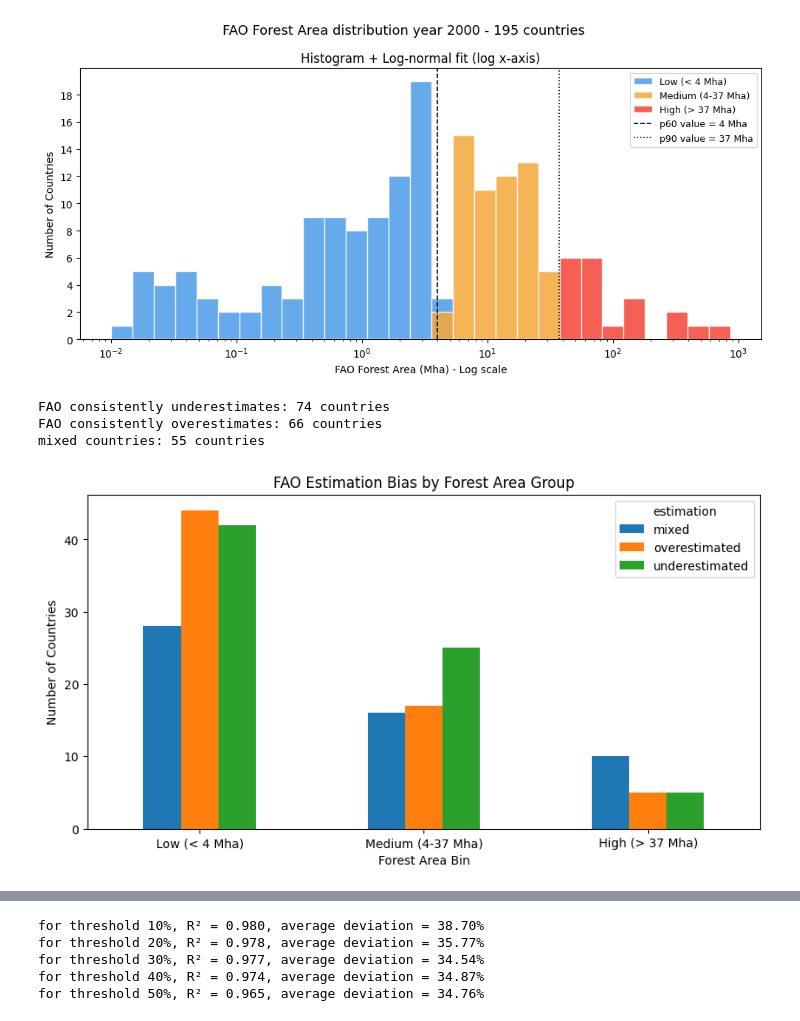
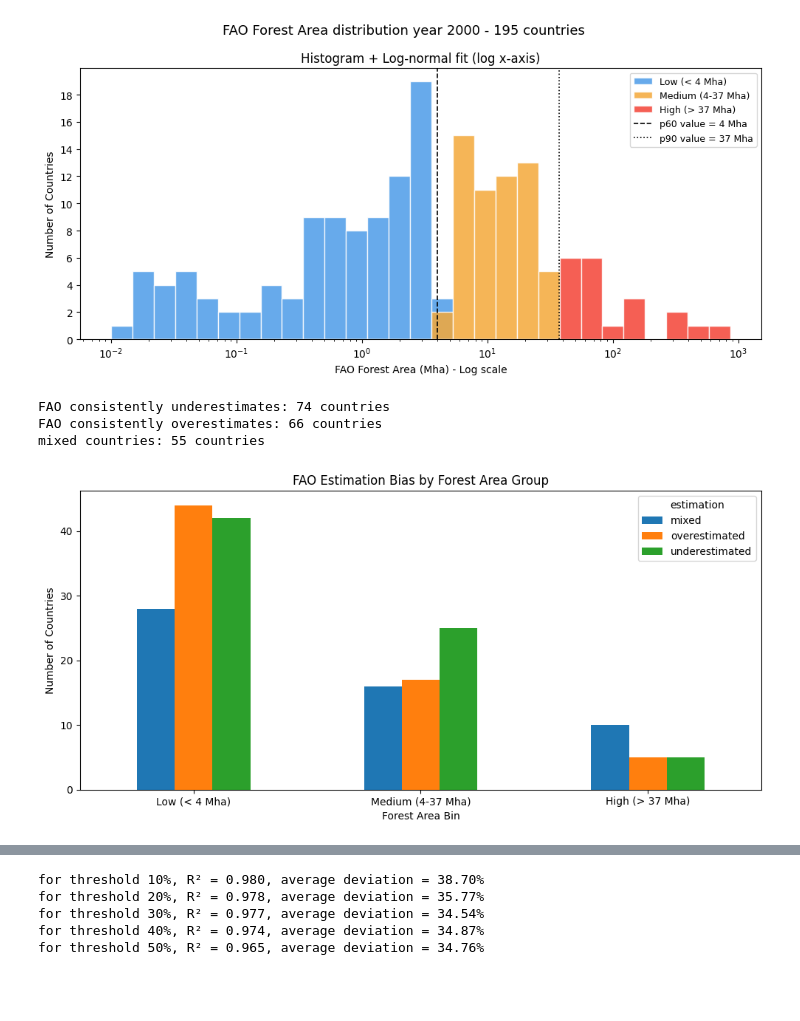
Before and after one commit to MElsdk-lab/Biochar_forest_estimation, a Jupyter notebook: Notebook_2_Forest_Area_Analysis.ipynb, the cells around one changed output, grey strips where cells are left out. Cells and saved outputs as stored; diff of their text form; code cells hidden in the pictures; blank space fills up the shorter version.

Commit message:
save figures

```diff
--- a/Notebook_2_Forest_Area_Analysis.ipynb
+++ b/Notebook_2_Forest_Area_Analysis.ipynb
@@ -31,6 +31,7 @@ if not os.path.exists('/content/Biochar_forest_estimation'):
 !git reset --hard origin/main
 
 DATA_folder = '/content/Biochar_forest_estimation/data/'
+FIGURE_folder = '/content/Biochar_forest_estimation/figures'
 
 print('✅ Ready')
 # %% [output]
@@ -360,55 +388,68 @@ plt.show()
 # %% [output]
 [figure]
 # %%
+# ── CELL 10: Analyze FAO Estimation Bias ──────────────────
+# --- Merge GEE-FAO comparison data with bin information ---
 gee_fao_comparison_bins = gee_fao_comparison.merge(FAO_forest_area_country_2000_bins[['country', 'bin']], on= ['country'], how='left')
 gee_fao_comparison_bins.to_csv(DATA_folder + 'gee_fao_comparison_bins.csv', index=False)
 
 
-#see if the FOA undersimated by the deviaiton
+# --- Analyze FAO estimation bias (underestimated, overestimated, mixed) ---
 estimation = gee_fao_comparison.groupby('country')['deviation_Mha']
+# Identify countries where FAO consistently underestimates
 underestimated = gee_fao_comparison.groupby('country')['deviation_Mha'].apply(lambda x: (x > 0).all()).reset_index(name='FAO_underestimates')
-
+# Identify countries where FAO consistently overestimates
 overestimated = gee_fao_comparison.groupby('country')['deviation_Mha'].apply(lambda x: (x < 0).all()).reset_index(name='FAO_overestimates')
 
 print(f"FAO consistently underestimates: {underestimated['FAO_underestimates'].sum()} countries")
 print(f"FAO consistently overestimates: {overestimated['FAO_overestimates'].sum()} countries")
 print(f"mixed countries: {len(estimation) - underestimated['FAO_underestimates'].sum() - overestimated['FAO_overestimates'].sum()} countries")
 
+# Merge estimation flags back into the comparison DataFrame
 gee_fao_comparison_bins_estimation = gee_fao_comparison_bins.merge(underestimated[['country', 'FAO_underestimates']], on= ['country'], how='left')
 gee_fao_comparison_bins_estimation = gee_fao_comparison_bins_estimation.merge(overestimated[['country', 'FAO_overestimates']],  on= ['country'], how='left')
 
+# Determine 'mixed' estimation cases
 gee_fao_comparison_bins_estimation['mixed'] = (~gee_fao_comparison_bins_estimation['FAO_underestimates']) & (~gee_fao_comparison_bins_estimation['FAO_overestimates'])
 
+# Define conditions and choices for categorizing estimation type
 conditions = [
     gee_fao_comparison_bins_estimation['FAO_underestimates'],
     gee_fao_comparison_bins_estimation['FAO_overestimates'],
     gee_fao_comparison_bins_estimation['mixed']
 ]
 
 choices = ['underestimated', 'overestimated', 'mixed']
 
 gee_fao_comparison_bins_estimation['estimation'] = np.select(conditions, choices, default='')
 
+# Drop intermediate flags
 gee_fao_comparison_bins_estimation = gee_fao_comparison_bins_estimation.drop(columns=['FAO_underestimates', 'FAO_overestimates', 'mixed'])
 
 gee_fao_comparison_bins_estimation.to_csv(DATA_folder + 'gee_fao_comparison_bins_estimation.csv', index=False)
 
 
+# --- Summarize and plot estimation bias by forest area bin ---
 country_bins_estimation = gee_fao_comparison_bins_estimation.groupby(['bin', 'estimation'])['country'].nunique()
 country_bins_estimation.to_csv(DATA_folder + 'country_bins_estimation.csv', index= True)
 
 country_bins_estimation.unstack()
 
 fig, ax = plt.subplots(figsize=(10, 5))
 country_bins_estimation.unstack().plot(kind='bar', ax=ax)
 
 ax.set_xlabel('Forest Area Bin')
 ax.set_ylabel('Number of Countries')
 ax.set_title('FAO Estimation Bias by Forest Area Group')
 ax.tick_params(axis='x', rotation=0)  # keeps x labels horizontal
+
+
+plt.tight_layout()
+plt.savefig(FIGURE_folder + '/forest_area_country_bins_estimation.svg', dpi=300, bbox_inches='tight')
+plt.show()
 # %% [output]
 FAO consistently underestimates: 74 countries
 FAO consistently overestimates: 66 countries
 mixed countries: 55 countries
-[figure, old version]
+[figure, new version]
 # %%
```
Also changed, not shown: parts of 13 cells of this notebook.
